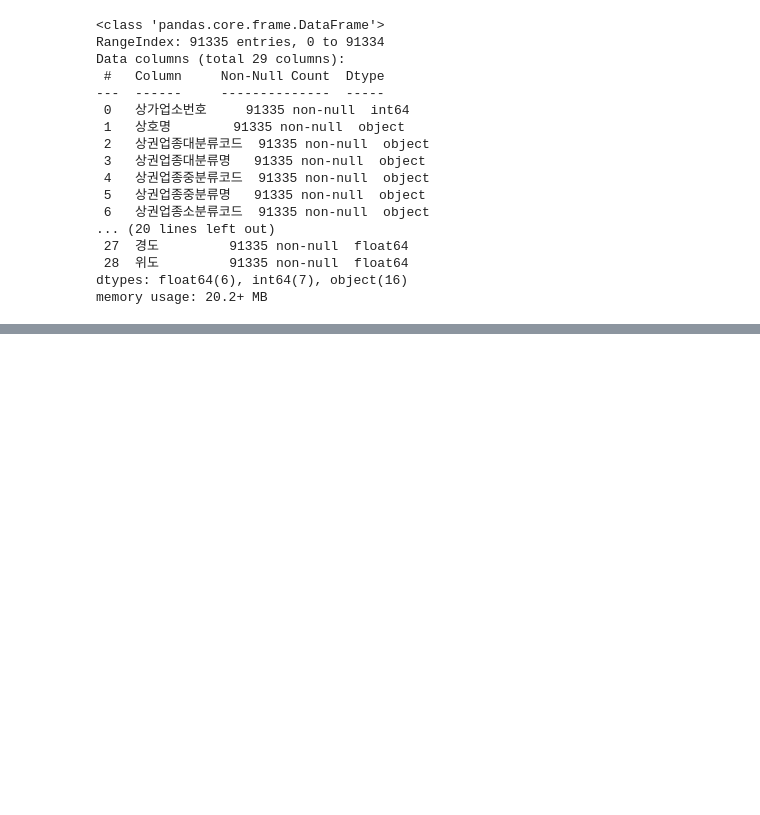
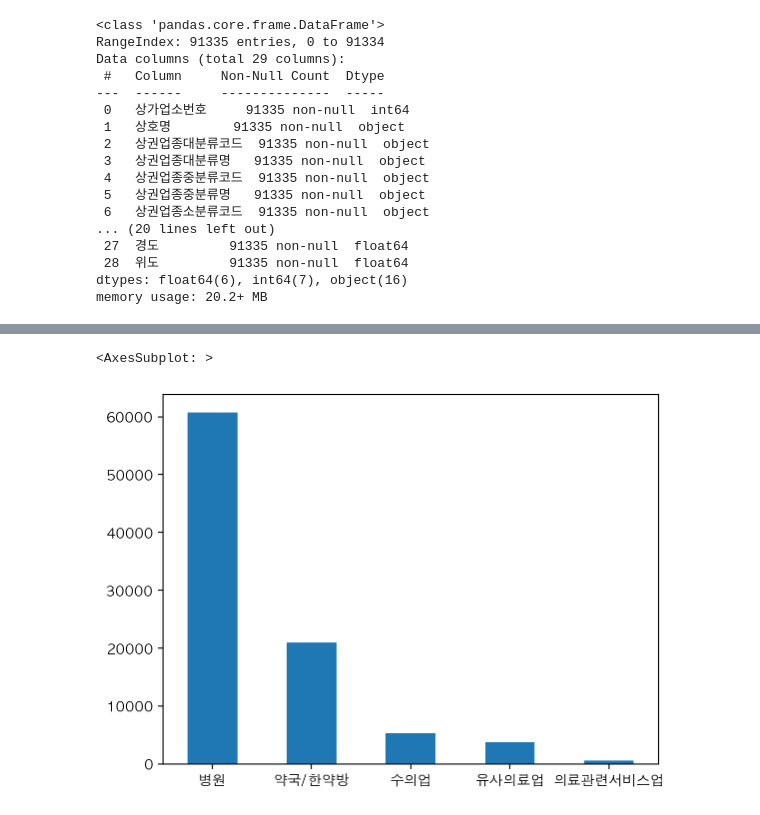
Before and after one commit to Minsoo0405/pythonbasic, a Jupyter notebook: coaching_study/coaching_study_2week.ipynb, the cells around one changed output, grey strips where cells are left out. Cells and saved outputs as stored; diff of their text form; code cells hidden in the pictures; blank space fills up the shorter version.

```diff
--- a/coaching_study/coaching_study_2week.ipynb
+++ b/coaching_study/coaching_study_2week.ipynb
@@ -201,0 +374,5 @@ memory usage: 20.2+ MB
+# %%
+df['상권업종중분류명'].value_counts().plot.bar(rot=0)
+# %% [output]
+<AxesSubplot: >
+[figure, added]
```
Also changed, not shown: parts of 34 cells of this notebook, 1 other file.
